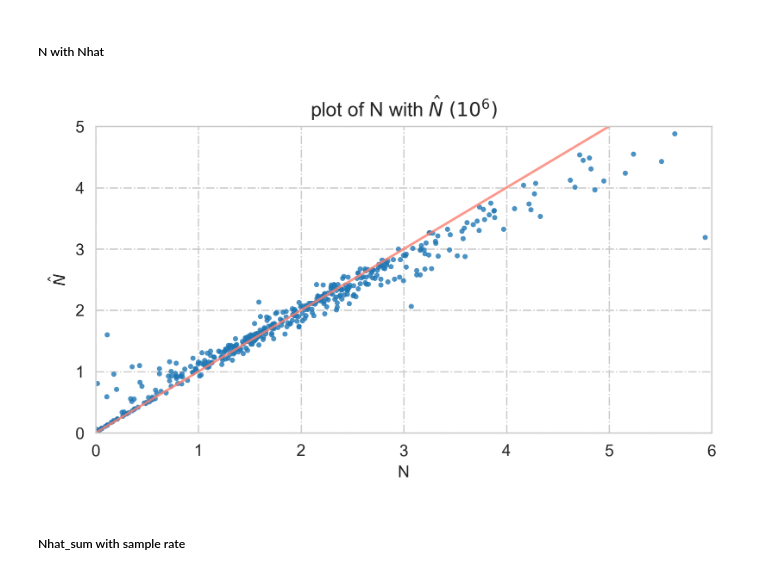
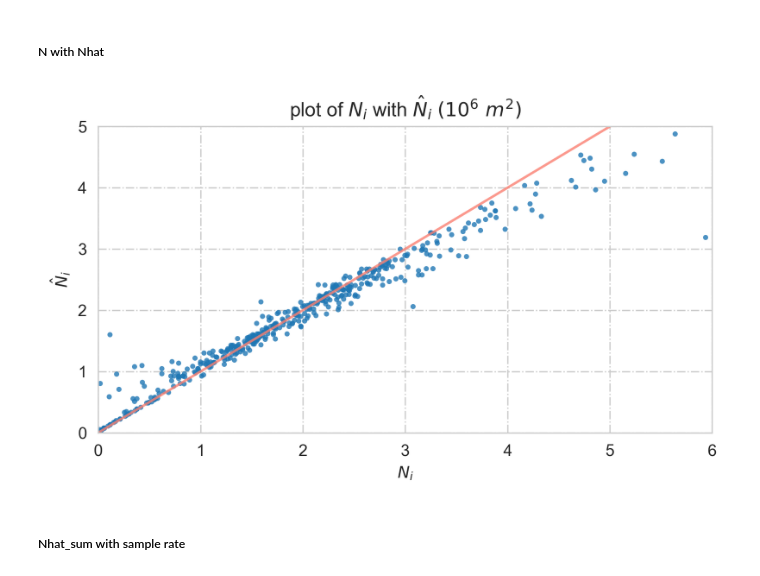
Before and after one commit to kxlkxl1999/HBMFMA, a Jupyter notebook: remote sensing/plot/plot_qinan.ipynb, the cells around one changed output. Saved outputs shown, nothing was run; the diff lists cells and outputs as text; code cells hidden in the pictures.

```diff
--- a/remote sensing/plot/plot_qinan.ipynb
+++ b/remote sensing/plot/plot_qinan.ipynb
@@ -7,23 +7,23 @@ import numpy as np
 # %%
 path = 'N_Nhat.csv'
 N_Nhat = pd.read_csv(path)
 x = N_Nhat['N'].values
 y = N_Nhat['Nhat'].values
 
 plt.figure(dpi=300, figsize=(6, 3.6))
 plt.scatter(x, y, s = 10, alpha=.8, linewidths=0)
 plt.plot([0,7], [0,7], color="salmon", alpha=.8)
 plt.xlim([0,6])
 plt.ylim([0,5])
-plt.title('plot of N with '+ r'$\hat N$ ' + r'$(10^6)$')
-plt.xlabel('N')  # x轴标题
-plt.ylabel(r'$\hat N$')  # y轴标题
+plt.title(r'plot of $N_i$ with '+ r'${\hat N}_i$ ' + r'$(10^6\ {m}^2)$')
+plt.xlabel(r'$N_i$')  # x轴标题
+plt.ylabel(r'${\hat N}_i$')  # y轴标题
 plt.grid(True, ls='-.')  # 绘制背景线
 plt.tight_layout()
 plt.savefig('fig/Nhat with N.png')
 plt.show()
 # %% [output]
-[figure, old version]
+[figure, new version]
 # %% [markdown]
 ##### Nhat_sum with sample rate
 # %%
```
Also changed, not shown: parts of 4 cells of this notebook, 1 other file.
